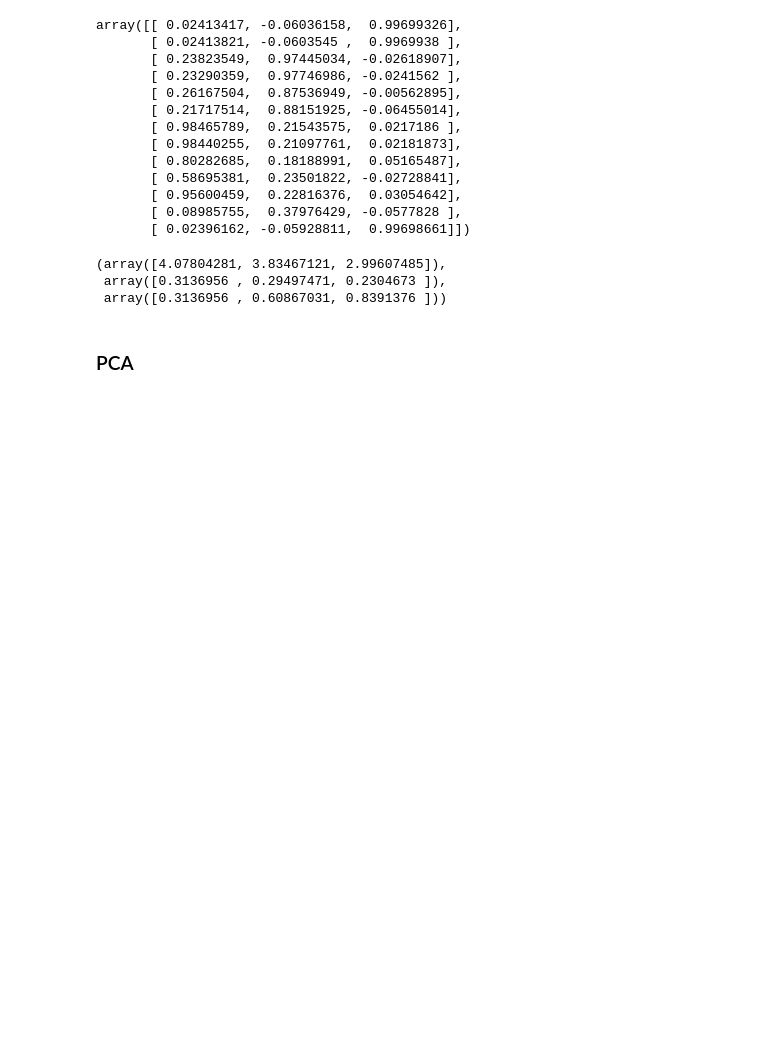
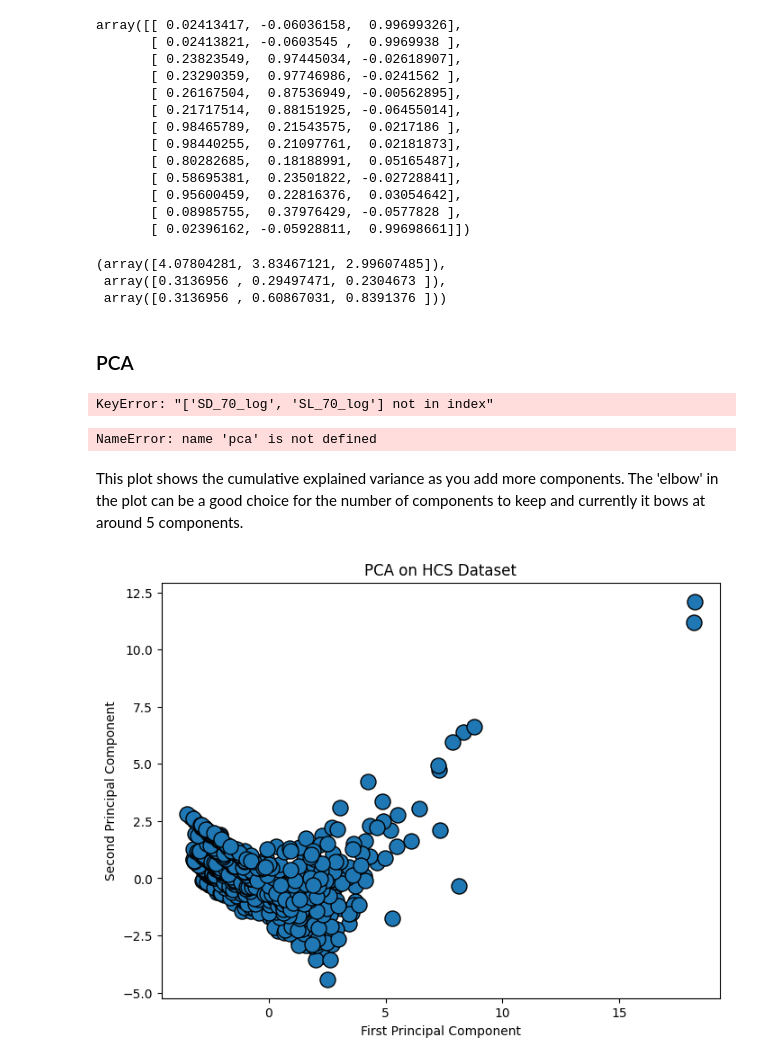
Before and after one commit to SarahAmiraslani/solar-wind-coronal-origin, a Jupyter notebook: notebooks/hcs_exploration.ipynb, the cells around one changed output. Saved outputs shown, nothing was run; the diff lists cells and outputs as text; code cells hidden in the pictures; blank space fills up the shorter version.

```diff
--- a/notebooks/hcs_exploration.ipynb
+++ b/notebooks/hcs_exploration.ipynb
@@ -280,3 +291,44 @@ fa.get_factor_variance()
  array([0.3136956 , 0.60867031, 0.8391376 ]))
 # %% [markdown]
 ### PCA
+# %%
+X = hcs_df[HCS_NUMERICAL_COLUMNS]
+features = X.columns
+
+# impute missing values using KNN Imputer
+imputer = KNNImputer(n_neighbors=5)  # Use 5 nearest neighbors
+X_imputed = imputer.fit_transform(X)
+
+# Standardize the features to have mean=0 and variance=1
+scaler = StandardScaler()
+X_scaled = scaler.fit_transform(X_imputed)
+
+# Perform PCA
+pca = PCA(n_components=10)  # We reduce to 5 components
+X_pca = pca.fit_transform(X_scaled)
+# %% [output]
+KeyError: "['SD_70_log', 'SL_70_log'] not in index"
+# %%
+print("Explained variance",pca.explained_variance_)
+print("Explained variance ratios",pca.explained_variance_ratio_)
+
+plt.figure(figsize=(8, 6))
+plt.plot(range(1, len(pca.explained_variance_ratio_) + 1), np.cumsum(pca.explained_variance_ratio_))
+plt.xlabel('Number of Components')
+plt.ylabel('Cumulative Explained Variance')
+plt.title('Scree Plot')
+plt.show()
+# %% [output]
+NameError: name 'pca' is not defined
+# %% [markdown]
+This plot shows the cumulative explained variance as you add more components. The 'elbow' in the plot can be a good choice for the number of components to keep and currently it bows at around 5 components.
+# %%
+# Plot the first two principal components
+plt.figure(figsize=(8, 6))
+plt.scatter(X_pca[:, 0], X_pca[:, 1], edgecolor='k', s=150)
+plt.xlabel('First Principal Component')
+plt.ylabel('Second Principal Component')
+plt.title('PCA on HCS Dataset')
+plt.show()
+# %% [output]
+[figure, added]
```
Also changed, not shown: parts of 20 cells of this notebook.
